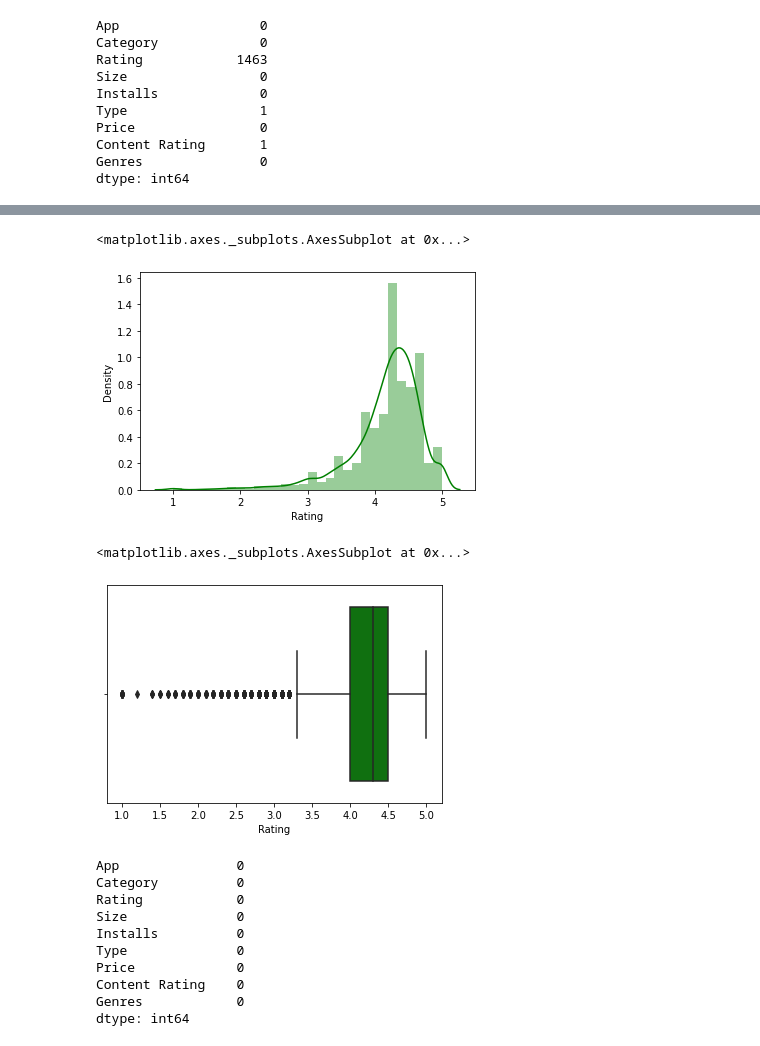
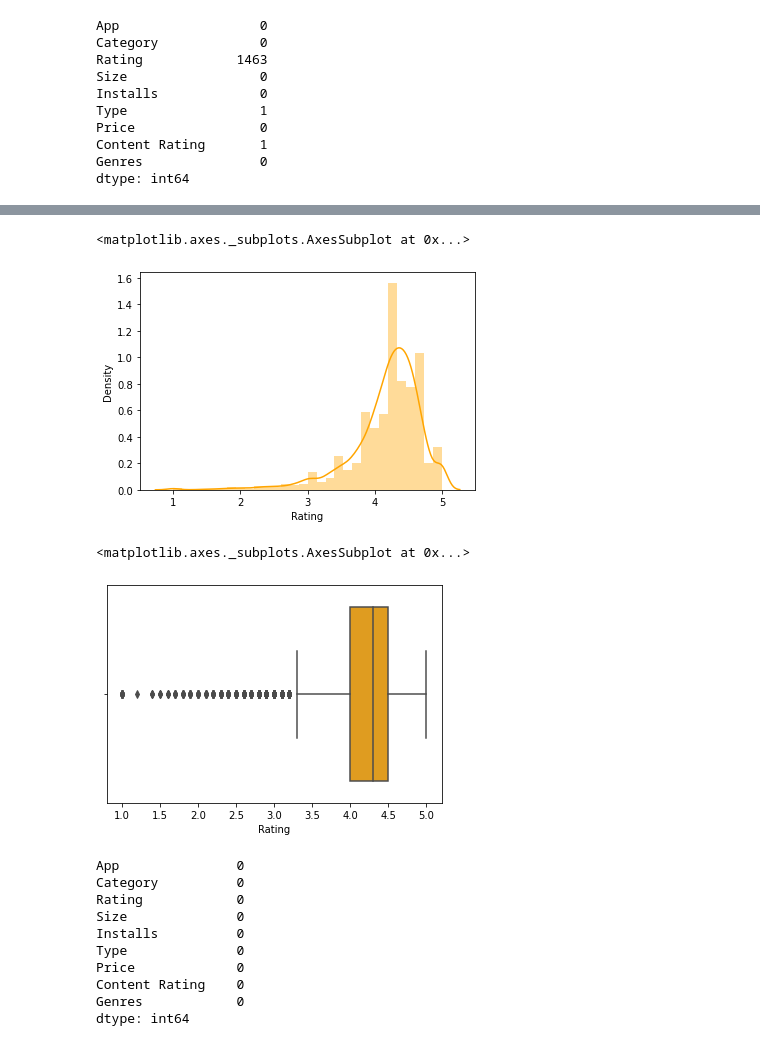
Before and after one commit to MijulSaxena/EDA-project-on-Gooogle-playstore., a Jupyter notebook: Play_Store_App_Review_Analysis_Capstone_Project_by_Mijul_Saxena.ipynb, the cells around one changed output, grey strips where cells are left out. Cells and saved outputs as stored; diff of their text form; code cells hidden in the pictures.

```diff
--- a/Play_Store_App_Review_Analysis_Capstone_Project_by_Mijul_Saxena.ipynb
+++ b/Play_Store_App_Review_Analysis_Capstone_Project_by_Mijul_Saxena.ipynb
@@ -151,15 +151,15 @@ play_store_data[play_store_data['Type'].isnull()]
 play_store_data.dropna(subset = ['Content Rating', 'Type'], inplace=True)
 # %%
 # checking for outliers
-sns.distplot(play_store_data['Rating'],color='green',bins=30)
+sns.distplot(play_store_data['Rating'],color='orange',bins=30)
 # %% [output]
 <matplotlib.axes._subplots.AxesSubplot at 0x...>
-[figure, old version]
+[figure, new version]
 # %%
-sns.boxplot(x='Rating', color = 'green', data = play_store_data)
+sns.boxplot(x='Rating', color = 'orange', data = play_store_data)
 # %% [output]
 <matplotlib.axes._subplots.AxesSubplot at 0x...>
-[figure, old version]
+[figure, new version]
 # %%
 # Rating column filling the null values with mode in rating column
 mode_of_ratings = play_store_data['Rating'].mode()
```
Also changed, not shown: parts of 5 cells of this notebook.
